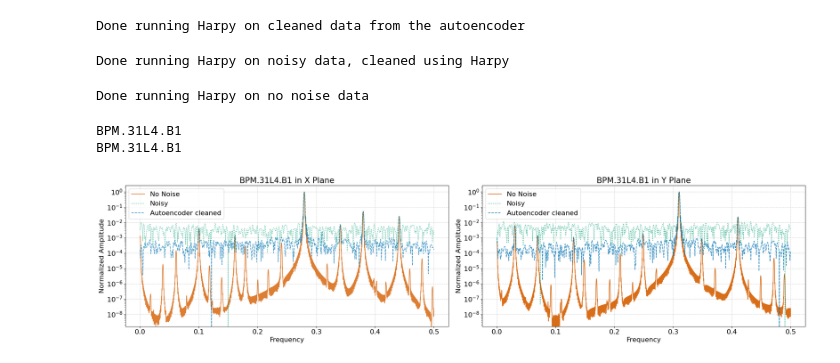
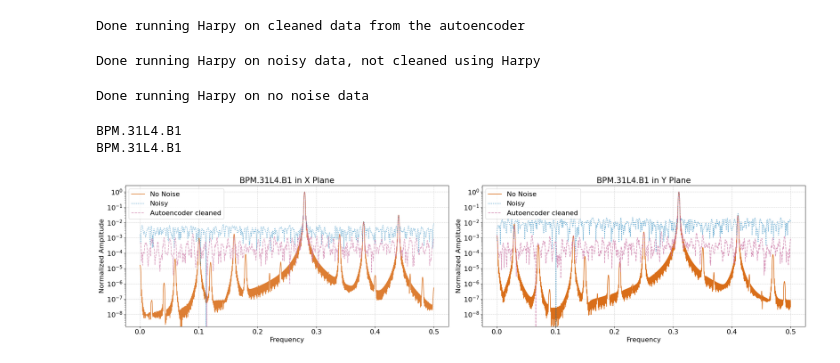
Before and after one commit to jgray-19/autocleaner, a Jupyter notebook: analysis.ipynb, the cells around one changed output. Drawn from its saved outputs; the diff is of its cells as text; code cells hidden in the pictures.

```diff
--- a/analysis.ipynb
+++ b/analysis.ipynb
@@ -29,0 +30,7 @@ CLEAN_HARPY = False
+# %%
+tbt_file_noisy, tbt_file_clean = process_tbt_data(NOISE)
+tbt_file_zero = process_tbt_data(0.0)
+# Example usage (update the paths as needed):
+autoencoder_path = "conv_autoencoder.pth"  # path to your saved model
+tbt_file_auto = denoise_tbt(autoencoder_path, tbt_file_noisy)
+print("Cleaned file written to:", tbt_file_auto)
@@ -30,16 +53,20 @@ CLEAN_HARPY = False
 # %%
-run_harpy(BEAM, cleaned_path, clean=False)
+run_harpy(BEAM, tbt_file_auto, clean=False, turn_bits=18)
 print("Done running Harpy on cleaned data from the autoencoder")
 # %% [output]
 Done running Harpy on cleaned data from the autoencoder
 # %%
-# run_harpy(BEAM, new_noisy_path, clean=CLEAN_HARPY)
-run_harpy(BEAM, noisy_path, clean=CLEAN_HARPY)
-print("Done running Harpy on noisy data, cleaned using Harpy")
+CLEAN_HARPY = False
+if CLEAN_HARPY:
+    tbt_file = tbt_file_clean
+else:
+    tbt_file = tbt_file_noisy
+run_harpy(BEAM, tbt_file, clean=CLEAN_HARPY, turn_bits=18)
+print(f"Done running Harpy on noisy data, {'not ' if not CLEAN_HARPY else ''}cleaned using Harpy")
 # %% [output]
-Done running Harpy on noisy data, cleaned using Harpy
+Done running Harpy on noisy data, not cleaned using Harpy
 # %%
-run_harpy(BEAM, nonoise_path, clean=False)
+run_harpy(BEAM, tbt_file_zero, clean=False, turn_bits=18)
 print("Done running Harpy on no noise data")
 # %% [output]
 Done running Harpy on no noise data
@@ -51,6 +78,7 @@ plt.rcParams.update({"font.size": 16})
 
 # Define mapping for each state
 states = ["clean", "noisy", "nonoise"]
+
 # Map state to plot labels (note: we assume that "nonoise" is the denoised case)
 labels = {
     "nonoise": "No Noise",
@@ -59,15 +87,17 @@ labels = {
 }
 # Define linestyles (None means default solid line)
 linestyles = {"nonoise": None, "noisy": "dotted", "clean": "dashed"}
-colors = {"nonoise": COLOURS[1], "noisy": COLOURS[2], "clean": COLOURS[0]}
+colors = {
+    "nonoise": COLOURS[1],
+    "noisy": COLOURS[2 if CLEAN_HARPY else 0],
+    "clean": COLOURS[6]
+    }
 
 # Assuming you have these path variables already defined:
-# cleaned_path, noisy_path, nonoise_path
 paths = {
-    "clean": cleaned_path,
-    # 'noisy': new_noisy_path,
-    "noisy": noisy_path,
-    "nonoise": nonoise_path,
+    "clean": tbt_file_auto,
+    "noisy": tbt_file,
+    "nonoise": tbt_file_zero,
 }
 BPM_INDEX = 111
 
@@ -111,33 +141,33 @@ axs[0].set_title(f"{BPM_NAME_x} in X Plane")
 axs[0].legend()
 
 # Plot Y plane data
 for state in plot_order:
     axs[1].plot(
         freqs_y[state][BPM_NAME_y],
         amps_y[state][BPM_NAME_y],
         label=labels[state],
         linestyle=linestyles[state],
         color = colors[state],
         alpha=0.9 if state == "nonoise" else 0.8,
     )
 axs[1].set_ylabel("Normalized Amplitude")
 axs[1].set_title(f"{BPM_NAME_y} in Y Plane")
 for ax in axs:
     ax.set_xlabel("Frequency")
     ax.set_ylabel("Normalized Amplitude")
     ax.legend()
     ax.grid(True, linestyle="--", alpha=0.6)
     ax.set_yscale("log")
     ax.set_ylim(10**-8.791334934248553, 10**0.4132279093016276)
 
 
 plt.tight_layout()
 filename = "harpy_spectrum.png" if CLEAN_HARPY else "harpy_spectrum_noisy.png"
 plt.savefig(filename, bbox_inches="tight", dpi=300)
 plt.show()
 # %% [output]
 BPM.31L4.B1
 BPM.31L4.B1
-[figure, old version]
+[figure, new version]
 # %%
 print("Running optics analysis on the data")
```
Also changed, not shown: parts of 5 cells of this notebook, 8 other files.
